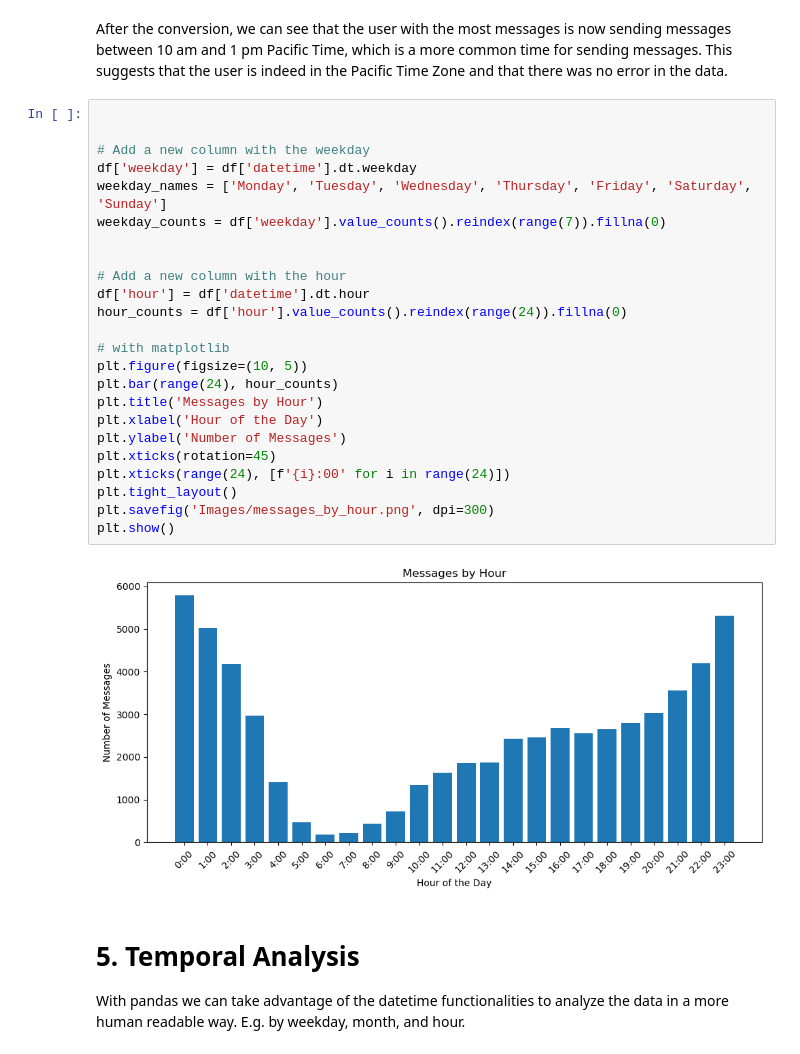
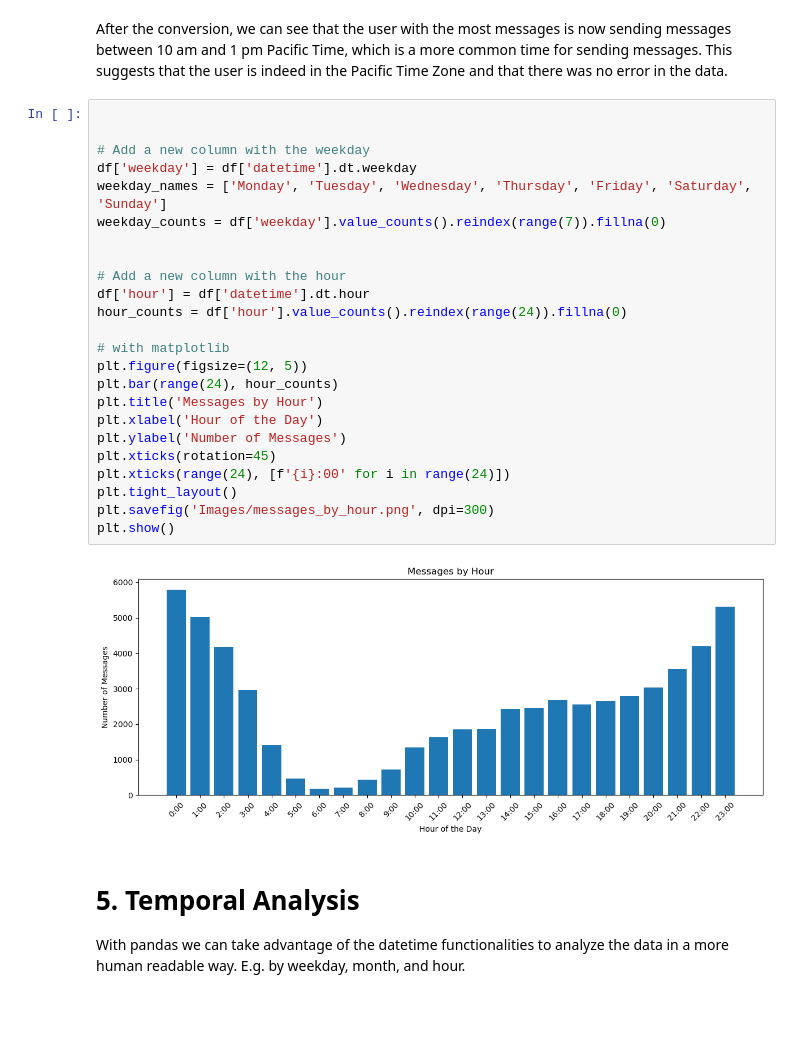
Before and after one commit to USI-Projects-Collection/DA-College_network, a Jupyter notebook: DataAnalysis.ipynb, the cells around one changed output. Drawn from its saved outputs; the diff is of its cells as text; blank space fills up the shorter version.

```diff
--- a/DataAnalysis.ipynb
+++ b/DataAnalysis.ipynb
@@ -123,29 +123,29 @@ After the conversion, we can see that the user with the most messages is now sen
 # %%
 
 
 # Add a new column with the weekday
 df['weekday'] = df['datetime'].dt.weekday
 weekday_names = ['Monday', 'Tuesday', 'Wednesday', 'Thursday', 'Friday', 'Saturday', 'Sunday']
 weekday_counts = df['weekday'].value_counts().reindex(range(7)).fillna(0)
 
 
 # Add a new column with the hour
 df['hour'] = df['datetime'].dt.hour
 hour_counts = df['hour'].value_counts().reindex(range(24)).fillna(0)
 
 # with matplotlib
-plt.figure(figsize=(10, 5))
+plt.figure(figsize=(12, 5))
 plt.bar(range(24), hour_counts)
 plt.title('Messages by Hour')
 plt.xlabel('Hour of the Day')
 plt.ylabel('Number of Messages')
 plt.xticks(rotation=45)
 plt.xticks(range(24), [f'{i}:00' for i in range(24)])
 plt.tight_layout()
 plt.savefig('Images/messages_by_hour.png', dpi=300)
 plt.show()
 # %% [output]
-[figure, old version]
+[figure, new version]
 # %% [markdown]
 # 5. Temporal Analysis
 
```
Also changed, not shown: parts of 2 cells of this notebook, 6 other files.
